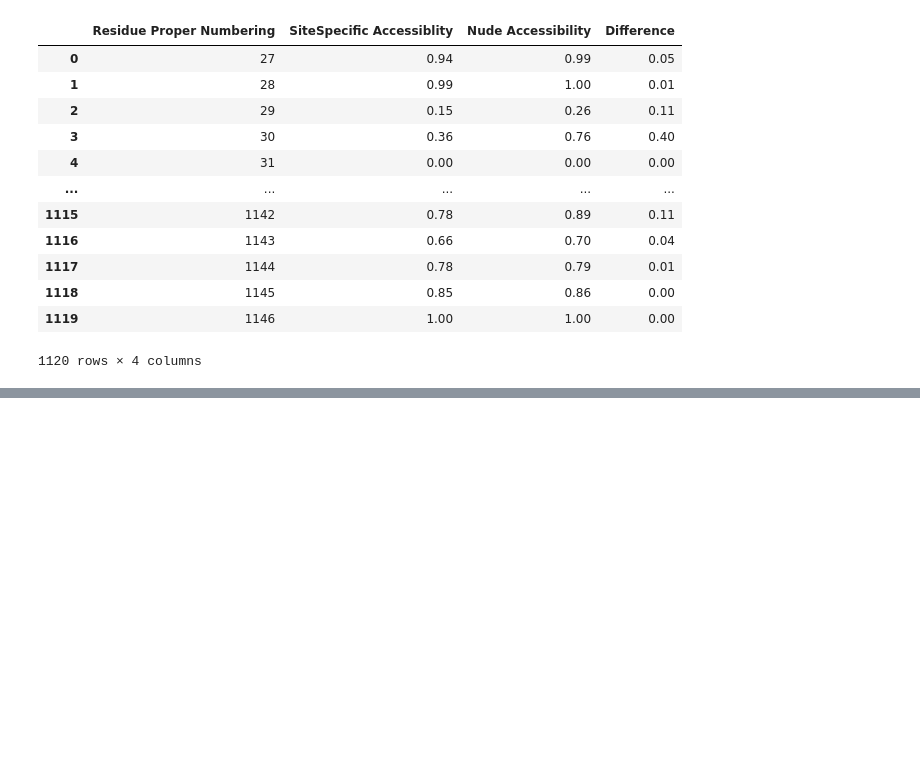
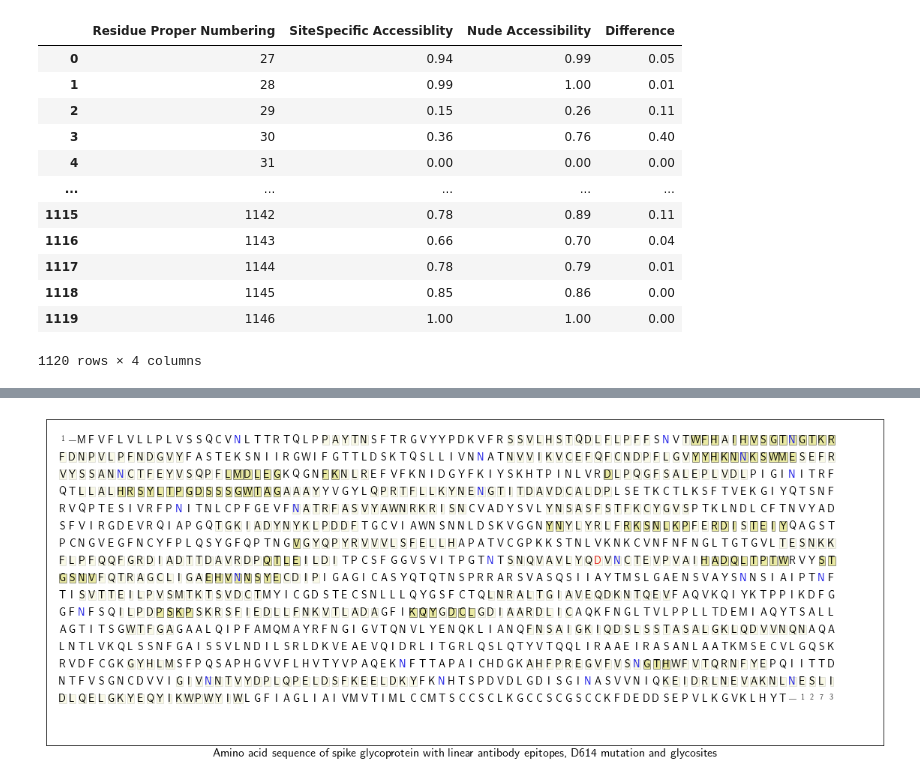
Before and after one commit to pirl-unc/Landscape-and-Selection-of-Vaccine-Epitopes-in-SARS-CoV-2, a Jupyter notebook: bcell/Sanity check data.ipynb, the cells around one changed output, grey strips where cells are left out. Cells and saved outputs as stored; diff of their text form; code cells hidden in the pictures; blank space fills up the shorter version.

```diff
--- a/bcell/Sanity check data.ipynb
+++ b/bcell/Sanity check data.ipynb
@@ -452,0 +433,13 @@ Text(0.5, 0, 'Amino acid sequence of spike glycoprotein with linear antibody epi
+# %%
+plot_spike_sequence(
+    start=1,
+    end=None,
+    fontsize=14,
+    figsize=(20, 8),
+    letters_per_line=80,
+    x_padding_left=0.02,
+    x_padding_right=0.05,
+    y_padding_top=0.05,
+    y_padding_bottom=0.05)
+# %% [output]
+[figure, added]
```
Also changed, not shown: parts of 2 cells of this notebook, 6 other files.
